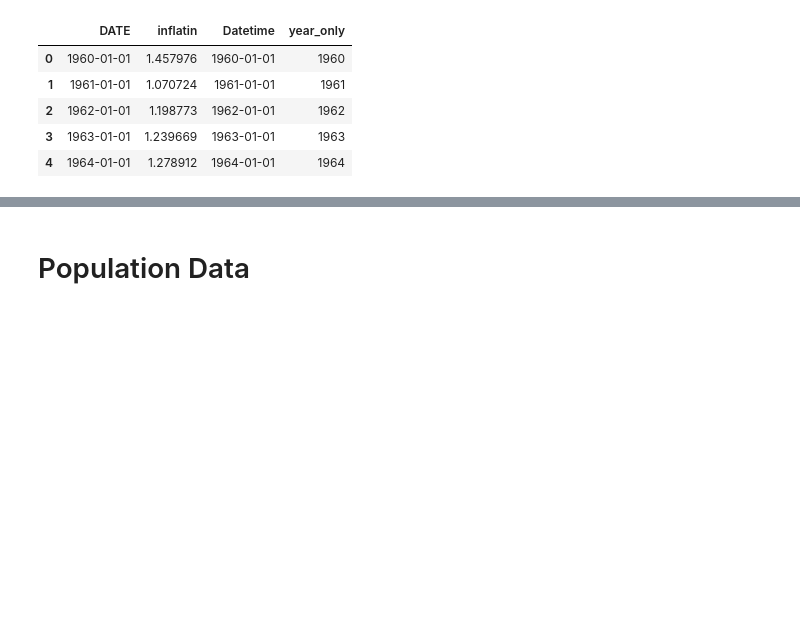
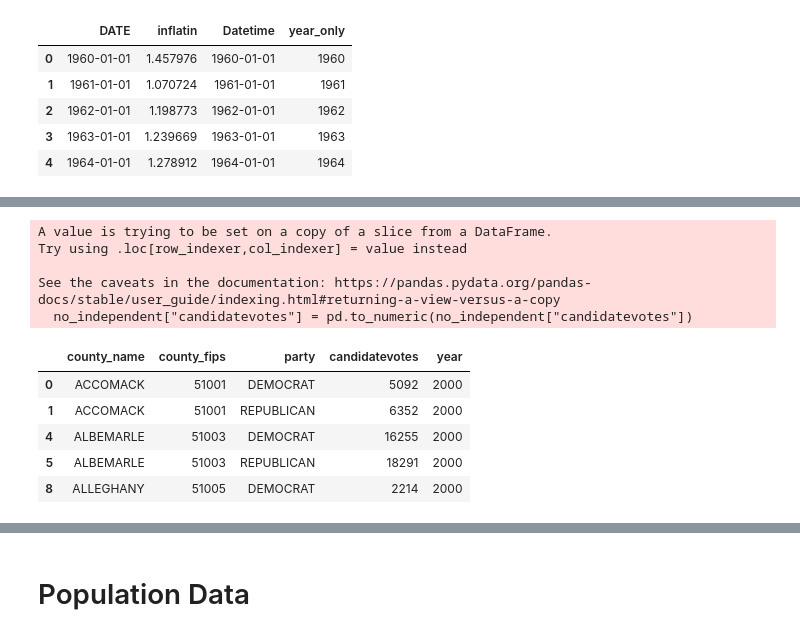
Before and after one commit to ashleyr05/project_voting, a Jupyter notebook: va_voting.ipynb, the cells around one changed output, grey strips where cells are left out. Cells and saved outputs as stored; diff of their text form; code cells hidden in the pictures; blank space fills up the shorter version.

```diff
--- a/va_voting.ipynb
+++ b/va_voting.ipynb
@@ -154,0 +183,17 @@ i_df.head()
+# %%
+no_independent["candidatevotes"] = pd.to_numeric(no_independent["candidatevotes"])
+# %% [output]
+A value is trying to be set on a copy of a slice from a DataFrame.
+Try using .loc[row_indexer,col_indexer] = value instead
+
+See the caveats in the documentation: https://pandas.pydata.org/pandas-docs/stable/user_guide/indexing.html#returning-a-view-versus-a-copy
+  no_independent["candidatevotes"] = pd.to_numeric(no_independent["candidatevotes"])
+# %%
+no_independent.head()
+# %% [output]
+|  | county_name | county_fips | party | candidatevotes | year |
+| 0 | ACCOMACK | 51001 | DEMOCRAT | 5092 | 2000 |
+| 1 | ACCOMACK | 51001 | REPUBLICAN | 6352 | 2000 |
+| 4 | ALBEMARLE | 51003 | DEMOCRAT | 16255 | 2000 |
+| 5 | ALBEMARLE | 51003 | REPUBLICAN | 18291 | 2000 |
+| 8 | ALLEGHANY | 51005 | DEMOCRAT | 2214 | 2000 |
```
Also changed, not shown: parts of 16 cells of this notebook.
